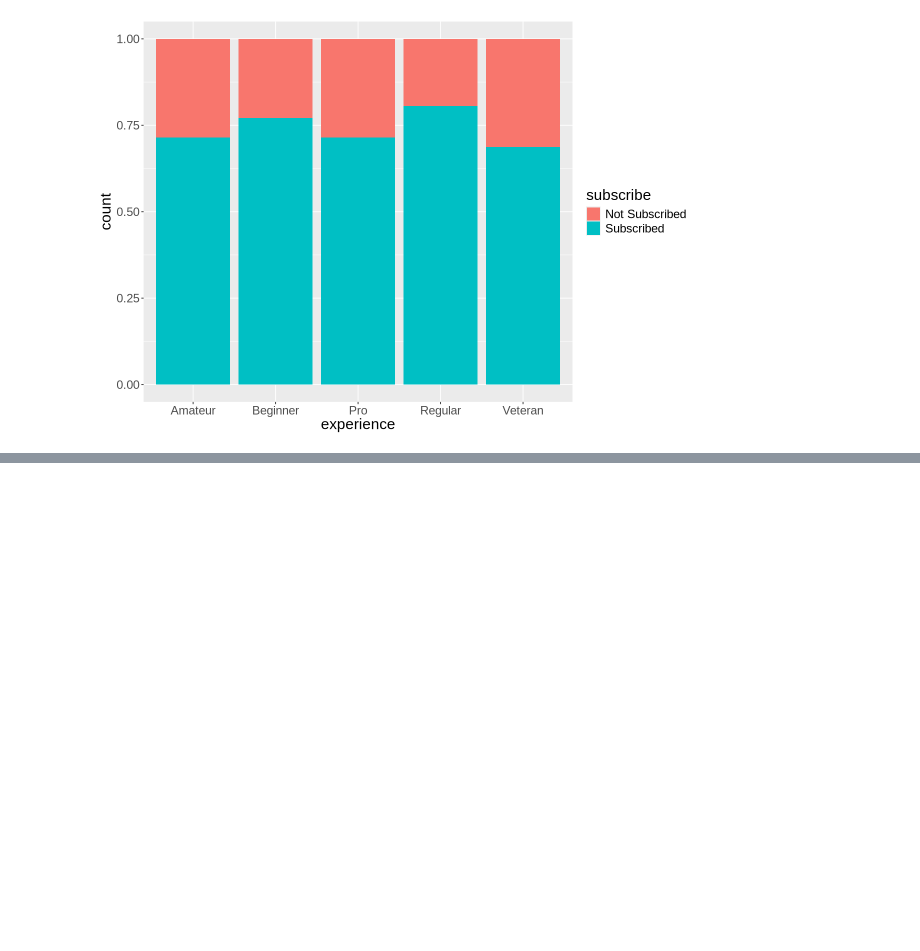
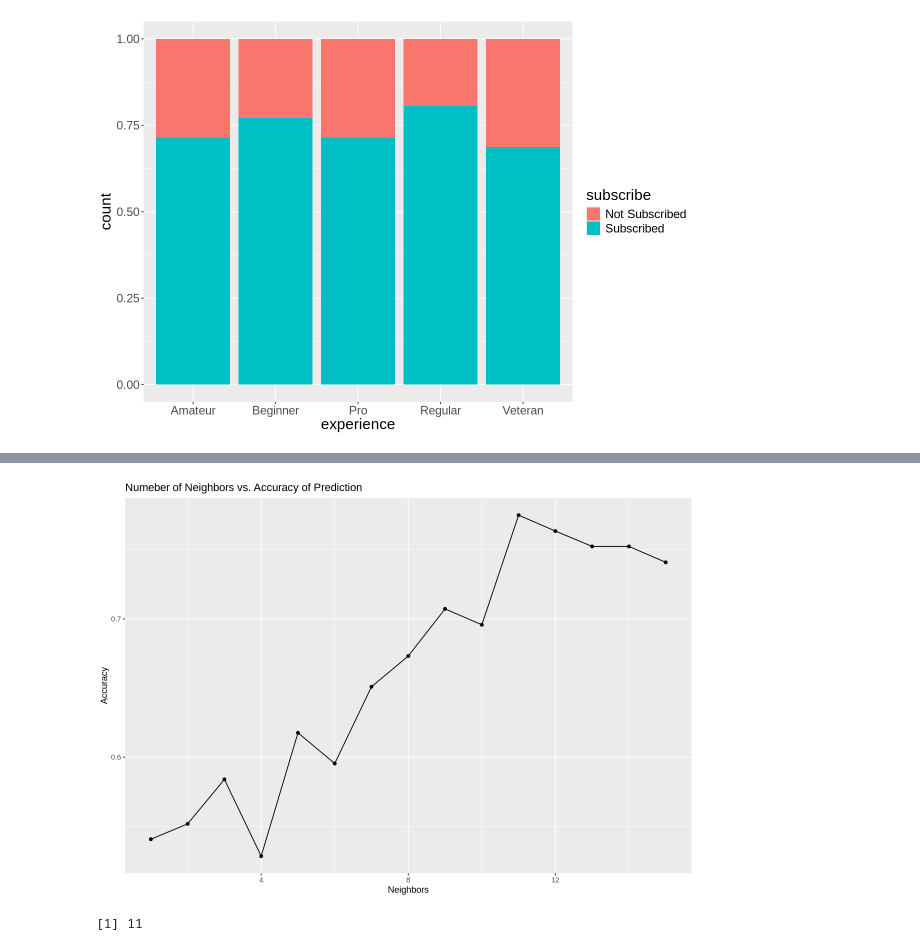
Before and after one commit to andrew11i/AI-dsci-100-project-2025ss, a Jupyter notebook: dsci-100-project.ipynb, the cells around one changed output, grey strips where cells are left out. Saved outputs shown, nothing was run; the diff lists cells and outputs as text; code cells hidden in the pictures; blank space fills up the shorter version.

Commit message:
Added code to evaluate model performance

```diff
--- a/dsci-100-project.ipynb
+++ b/dsci-100-project.ipynb
@@ -138,0 +137,20 @@ A tibble: 1 × 1
+# %%
+players_split <- initial_split(players_clean, prop = 0.75, strata = subscribe)
+
+players_train <- training(players_split)
+
+players_test <- testing(players_split)
+# %%
+train_recipe <- recipe(subscribe ~ Age + played_hours, data = players_train) |>
+  step_scale(all_predictors()) |>
+  step_center(all_predictors())
+
+train_fit <- workflow() |>
+  add_recipe(train_recipe) |>
+  add_model(players_spec) |>
+  fit(data = players_train)
+
+players_test_predictions <- predict(train_fit, players_test) |>
+  bind_cols(players_test)
+
+head(players_test_predictions)
@@ -138,0 +178,17 @@ A tibble: 1 × 1
+# %%
+players_vfold <- vfold_cv(players_train, v = 5, strata = subscribe)
+
+tune_spec <- nearest_neighbor(weight_func = "rectangular", neighbors = tune()) |>
+  set_engine("kknn") |>
+  set_mode("classification")
+
+players_grid <- tibble(neighbors = seq(from = 1, to = 15, by = 1))
+
+tune_results <- workflow() |>
+  add_recipe(train_recipe) |>
+  add_model(tune_spec) |>
+  tune_grid(resamples = players_vfold, grid = players_grid) |>
+  collect_metrics() |>
+  filter(.metric == "accuracy")
+
+tune_results
@@ -138,0 +232,17 @@ A tibble: 1 × 1
+# %%
+ggplot(tune_results, aes(x = neighbors, y = mean)) +
+  geom_point() +
+  geom_line() +
+  labs(x = "Neighbors", y = "Accuracy") +
+  ggtitle("Numeber of Neighbors vs. Accuracy of Prediction")
+# %% [output]
+[figure, added]
+# %%
+best_k <- tune_results |>
+  arrange(desc(mean)) |>
+  slice(1) |>
+  pull(neighbors)
+
+best_k
+# %% [output]
+[1] 11
```
Also changed, not shown: parts of 18 cells of this notebook.
